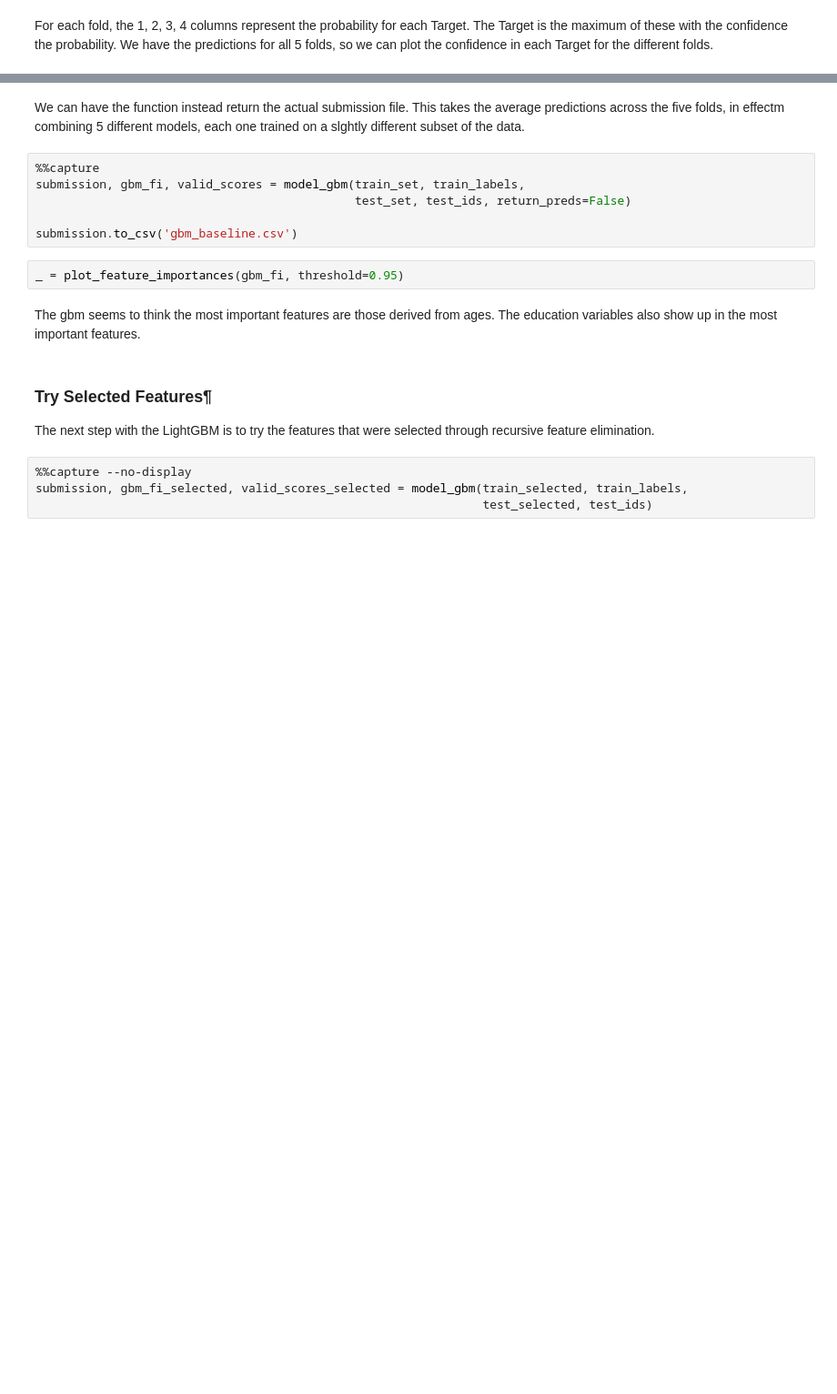
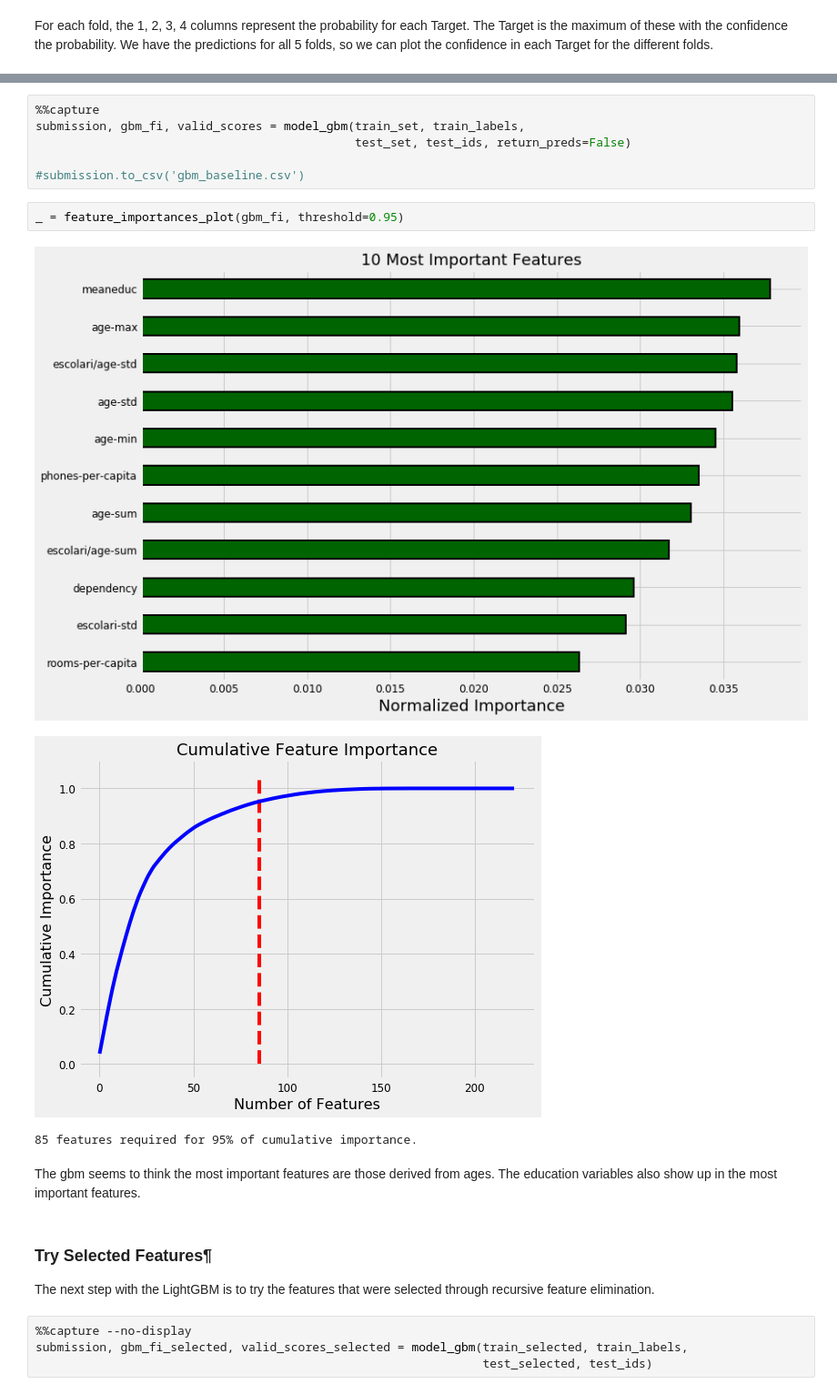
Before and after one commit to dogmatix76/Costa-Rican-Household-Poverty-Level-Prediction, a Jupyter notebook: CRHPL.ipynb, the cells around one changed output, grey strips where cells are left out. Shown at 91% size. Drawn from its saved outputs; the diff is of its cells as text; blank space fills up the shorter version.

Commit message:
Model Optimization

```diff
--- a/CRHPL.ipynb
+++ b/CRHPL.ipynb
@@ -1860,13 +1908,15 @@ plt.title('Confidence by Target');
-# %% [markdown]
-We can have the function instead return the actual submission file. This takes the average predictions across the five folds, in effectm combining 5 different models, each one trained on a slghtly different subset of the data.
 # %%
 %%capture
 submission, gbm_fi, valid_scores = model_gbm(train_set, train_labels,
                                              test_set, test_ids, return_preds=False)
 
-submission.to_csv('gbm_baseline.csv')
+#submission.to_csv('gbm_baseline.csv')
 # %%
-_ = plot_feature_importances(gbm_fi, threshold=0.95)
+_ = feature_importances_plot(gbm_fi, threshold=0.95)
+# %% [output]
+[figure, added]
+[figure, added]
+85 features required for 95% of cumulative importance.
 # %% [markdown]
 The gbm seems to think the most important features are those derived from ages. The education variables also show up in the most important features.
 # %% [markdown]
```
Also changed, not shown: parts of 38 cells of this notebook, 2 other files.
